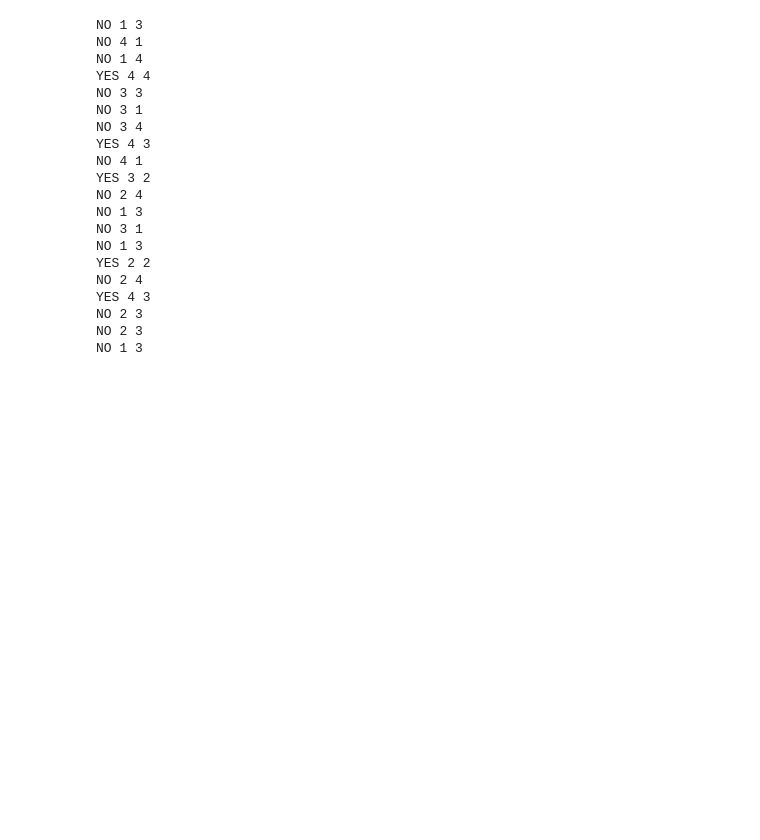
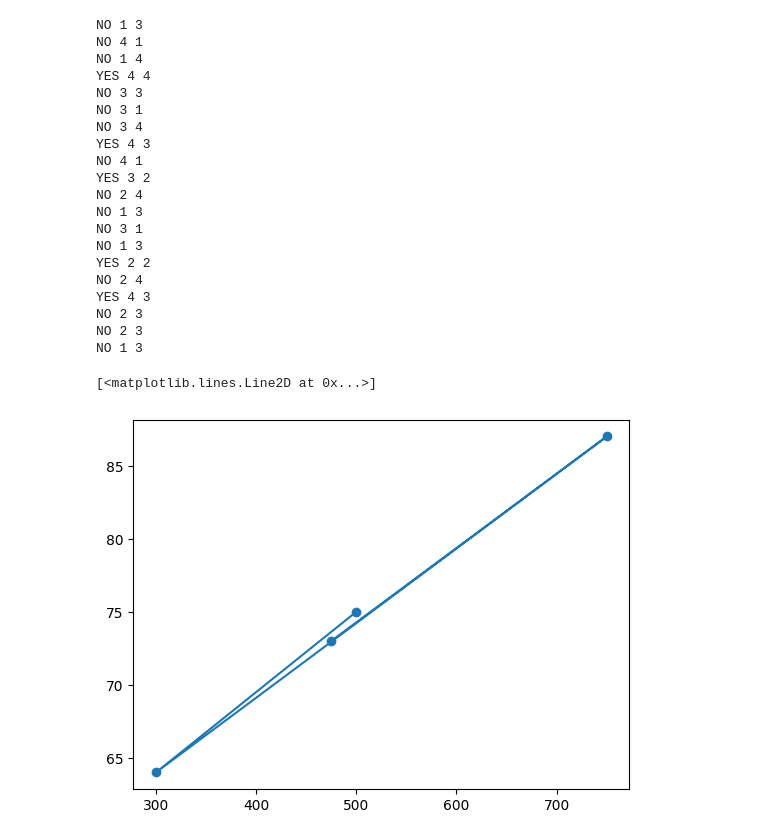
Before and after one commit to wertycin/algorithms, a Jupyter notebook: yandex/mipt_exam.ipynb, the cells around one changed output. Drawn from its saved outputs; the diff is of its cells as text; code cells hidden in the pictures; blank space fills up the shorter version.

```diff
--- a/yandex/mipt_exam.ipynb
+++ b/yandex/mipt_exam.ipynb
@@ -663,3 +663,12 @@ YES 4 3
 NO 2 3
 NO 2 3
 NO 1 3
+# %%
+import matplotlib.pyplot as plt
+x = [500, 300, 750, 475]
+y = [75, 64, 87, 73]
+plt.scatter(x, y)
+plt.plot(x, y)
+# %% [output]
+[<matplotlib.lines.Line2D at 0x...>]
+[figure, added]
```
Also changed, not shown: 6 other files.
